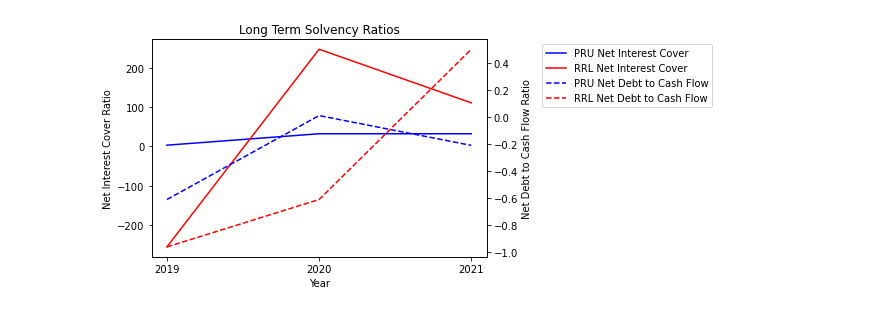
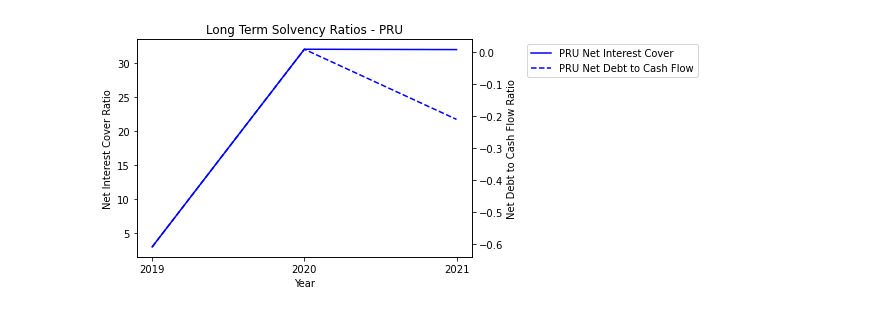
Before and after one commit to Aiden-Ziegelaar/ACCT5602-Analysis, a Jupyter notebook: Solvency/solvencyPlot.ipynb, the cells around one changed output. Drawn from its saved outputs; the diff is of its cells as text; code cells hidden in the pictures.

Commit message:
Added individual graphs

```diff
--- a/Solvency/solvencyPlot.ipynb
+++ b/Solvency/solvencyPlot.ipynb
@@ -23,29 +23,27 @@ x_axis = ['2019', '2020', '2021']
 # %%
 from matplotlib import pyplot as plt
 
 fig, ax = plt.subplots()
 
 nic_pru = ax.plot(x_axis, solvency_ratios['PRU']['Net Interest Cover'], color = 'blue', label='PRU Net Interest Cover')
-nic_rrl = ax.plot(x_axis, solvency_ratios['RRL']['Net Interest Cover'], color = 'red', label='RRL Net Interest Cover')
 
 plt.xlabel("Year")
 plt.ylabel("Net Interest Cover Ratio")
 
 ax2 = ax.twinx()
 
 ndcf_pru = ax2.plot(x_axis, solvency_ratios['PRU']['Net Debt to Cash Flow'], linestyle="dashed", color = 'blue', label='PRU Net Debt to Cash Flow')
-ndcf_rrl = ax2.plot(x_axis, solvency_ratios['RRL']['Net Debt to Cash Flow'], linestyle="dashed", color = 'red', label='RRL Net Debt to Cash Flow')
 
 
 plt.ylabel("Net Debt to Cash Flow Ratio")
 
-plt.title("Long Term Solvency Ratios")
+plt.title("Long Term Solvency Ratios - PRU")
 
-lns = nic_pru+nic_rrl+ndcf_pru+ndcf_rrl
+lns = nic_pru+ndcf_pru
 labs = [l.get_label() for l in lns]
 
 plt.legend(lns, labs, bbox_to_anchor=(1.15,1), loc="upper left")
 
 plt.show()
 # %% [output]
-[figure, old version]
+[figure, new version]
```
Also changed, not shown: parts of 3 cells of this notebook.
